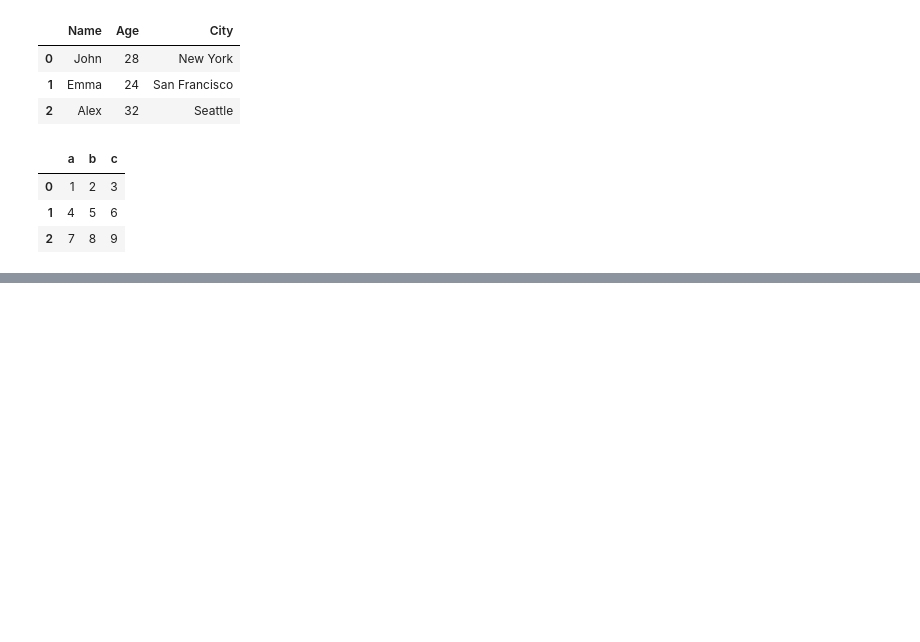
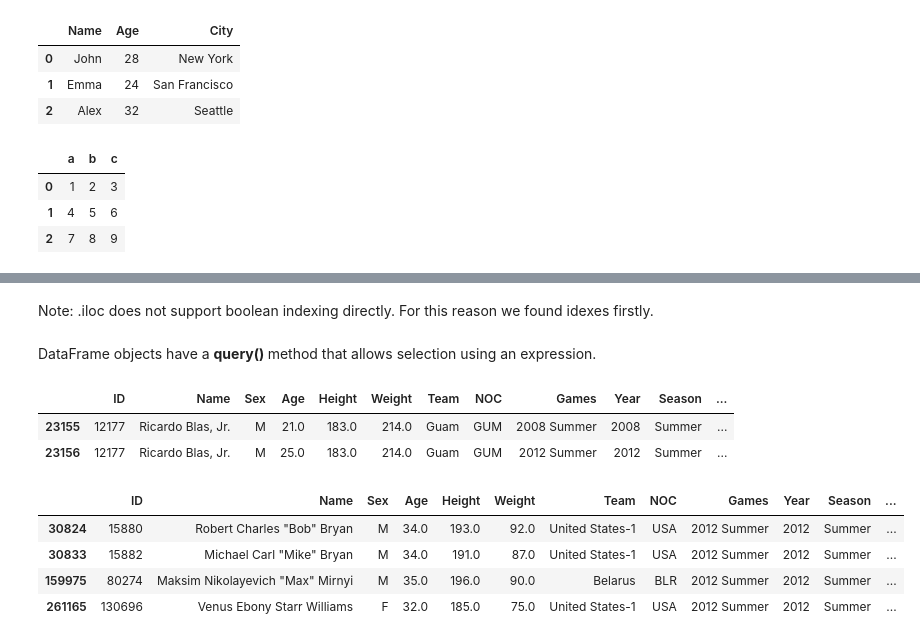
Before and after one commit to MuhammetYorulmaz/pandas_tutorial, a Jupyter notebook: notebooks/pandas_tutorial.ipynb, the cells around one changed output, grey strips where cells are left out. Cells and saved outputs as stored; diff of their text form; code cells hidden in the pictures; blank space fills up the shorter version.

```diff
--- a/notebooks/pandas_tutorial.ipynb
+++ b/notebooks/pandas_tutorial.ipynb
@@ -37,0 +256,29 @@ df
+# %% [markdown]
+<p style="font-family: Times New Roman"> Note: .iloc does not support boolean indexing directly. For this reason we found idexes firstly.</p>
+# %% [markdown]
+<p style="font-family: Times New Roman"> DataFrame objects have a <strong> query() </strong> method that allows selection using an expression.
+ </p>
+# %%
+# Check the person whose height is greater than his/her weight
+data.query('Weight > Height')
+# %% [output]
+|  | ID | Name | Sex | Age | Height | Weight | Team | NOC | Games | Year | Season | ... |
+| 23155 | 12177 | Ricardo Blas, Jr. | M | 21.0 | 183.0 | 214.0 | Guam | GUM | 2008 Summer | 2008 | Summer | ... |
+| 23156 | 12177 | Ricardo Blas, Jr. | M | 25.0 | 183.0 | 214.0 | Guam | GUM | 2012 Summer | 2012 | Summer | ... |
+# %%
+# Check the person who won the Gold Medal in Tennis at the London 2012 summer games and whose age is older than 30.
+age_condition = 30
+year_condition = 2012
+medal_condition = 'Gold'
+sport_condition = 'Tennis'
+
+data.query('Age > @age_condition \
+            & Year == @year_condition \
+            & Medal == @medal_condition \
+            & Sport == @sport_condition ')
+# %% [output]
+|  | ID | Name | Sex | Age | Height | Weight | Team | NOC | Games | Year | Season | ... |
+| 30824 | 15880 | Robert Charles "Bob" Bryan | M | 34.0 | 193.0 | 92.0 | United States-1 | USA | 2012 Summer | 2012 | Summer | ... |
+| 30833 | 15882 | Michael Carl "Mike" Bryan | M | 34.0 | 191.0 | 87.0 | United States-1 | USA | 2012 Summer | 2012 | Summer | ... |
+| 159975 | 80274 | Maksim Nikolayevich "Max" Mirnyi | M | 35.0 | 196.0 | 90.0 | Belarus | BLR | 2012 Summer | 2012 | Summer | ... |
+| 261165 | 130696 | Venus Ebony Starr Williams | F | 32.0 | 185.0 | 75.0 | United States-1 | USA | 2012 Summer | 2012 | Summer | ... |
```
Also changed, not shown: parts of 40 cells of this notebook.
